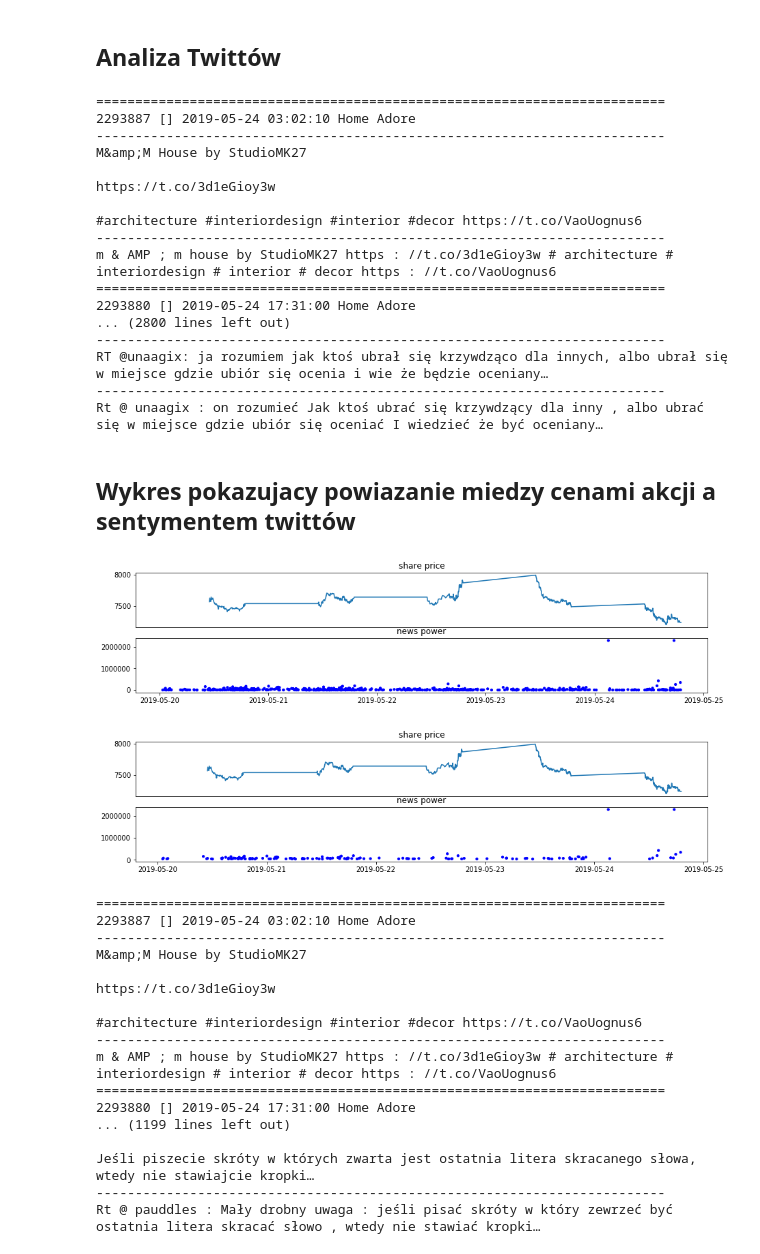
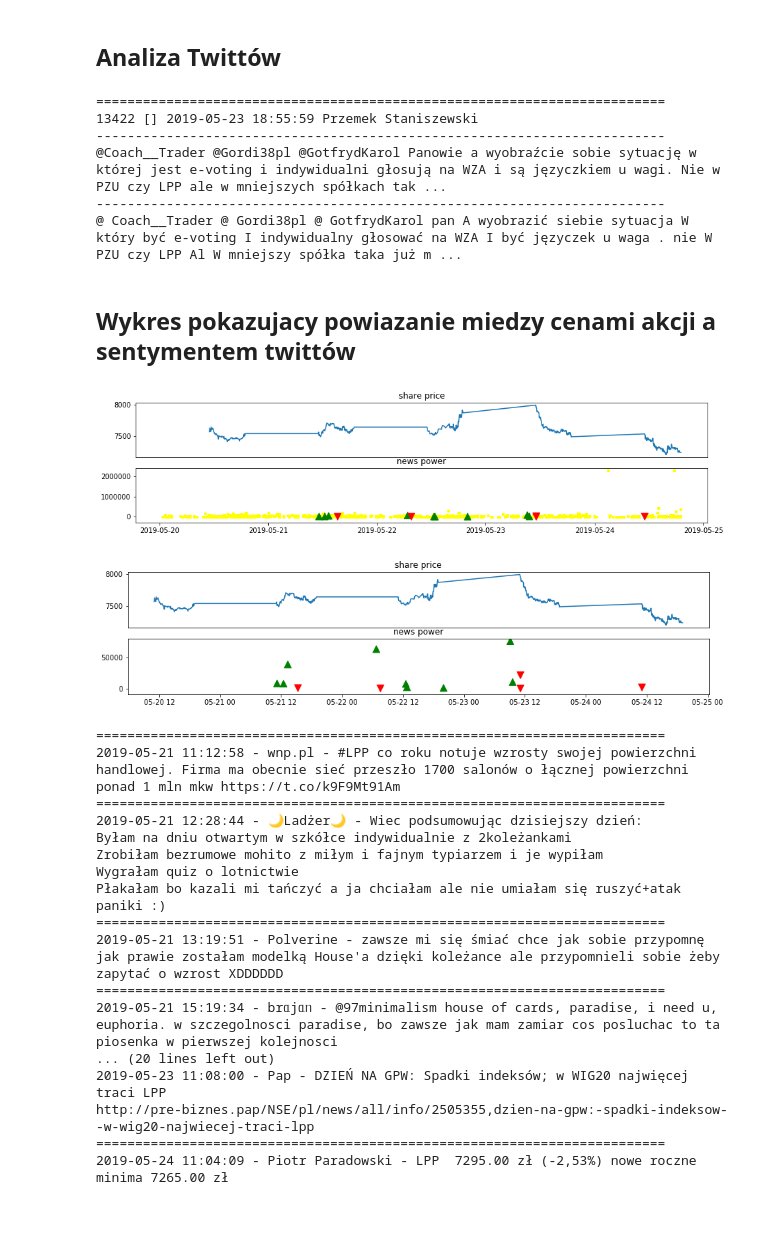
Before and after one commit to Toadstool/NewsIndicator, a Jupyter notebook: case_study_LPP.ipynb, the cells around one changed output. Drawn from its saved outputs; the diff is of its cells as text; code cells hidden in the pictures; blank space fills up the shorter version.

```diff
--- a/case_study_LPP.ipynb
+++ b/case_study_LPP.ipynb
@@ -19,15 +19,24 @@ twp= TwittProcessing()
 
 twp. KeyWords= {  'LPP':{
                     'search': ['LPP','Reserved', 'House', 'Cropp', 'Mohito'],
-                    'ignore':['sponsor'],
+                    'ignore':['interiordesign','Dr house','DeviantArt','house of Cards'],
                     'sentiment':{
-                        'kuluary':-1,
-                        'lepsza':1
+                        'tracić':-1,
+                        'zainwestować':1,
+                        'wzrost':1,
+                        'uruchomić':1,
+                        'otworzyć':1,
+                        'minima':-1,
+                        'leczyć':-1
                         }
                 }
                }
 
 twt =  twp.indicator('LPP','20190520','20190525')
+for t in twt:
+    if 'LPP' not in  t.text and t.sentiment==0:
+        t.ignore = True
+
 twt_f = list(filter(lambda x: not x.ignore and x.power>10000 and x.sentiment==0 ,twt))
 twt_f.sort(key=lambda x: x.power, reverse=True)
 for t in twt_f:
@@ -39,61 +48,50 @@ for t in twt_f:
     print(t.tokens)
 # %% [output]
 =========================================================================
-2293887 [] 2019-05-24 03:02:10 Home Adore
+13422 [] 2019-05-23 18:55:59 Przemek Staniszewski
 -------------------------------------------------------------------------
-M&amp;M House by StudioMK27
-
-https://t.co/3d1eGioy3w
-
-#architecture #interiordesign #interior #decor https://t.co/VaoUognus6
+@Coach__Trader @Gordi38pl @GotfrydKarol Panowie a wyobraźcie sobie sytuację w której jest e-voting i indywidualni głosują na WZA i są języczkiem u wagi. Nie w PZU czy LPP ale w mniejszych spółkach tak ...
 -------------------------------------------------------------------------
-m & AMP ; m house by StudioMK27 https : //t.co/3d1eGioy3w # architecture # interiordesign # interior # decor https : //t.co/VaoUognus6
-=========================================================================
-2293880 [] 2019-05-24 17:31:00 Home Adore
-... (2800 lines left out)
--------------------------------------------------------------------------
-RT @unaagix: ja rozumiem jak ktoś ubrał się krzywdząco dla innych, albo ubrał się w miejsce gdzie ubiór się ocenia i wie że będzie oceniany…
--------------------------------------------------------------------------
-Rt @ unaagix : on rozumieć Jak ktoś ubrać się krzywdzący dla inny , albo ubrać się w miejsce gdzie ubiór się oceniać I wiedzieć że być oceniany…
+@ Coach__Trader @ Gordi38pl @ GotfrydKarol pan A wyobrazić siebie sytuacja W który być e-voting I indywidualny głosować na WZA I być języczek u waga . nie W PZU czy LPP Al W mniejszy spółka taka już m ...
 # %% [markdown]
 Wykres pokazujacy powiazanie miedzy cenami akcji a sentymentem twittów
 ------------------------------------------------------------------------------------------------------------
 # %%
 import plot_helper
 import datetime
 
 twt_w = twt #list(filter(lambda x: not x.ignore and x.power>100000 and x.sentiment!=0 ,twt))
 plot_helper.plot2(data,twt_w)
 
 
-twt_w2 = list(filter(lambda x: x.power>40000 ,twt))
+twt_w2 = list(filter(lambda x: not x.ignore and x.sentiment!=0 ,twt))
 plot_helper.plot2(data,twt_w2)
 
-twt_w2.sort(key=lambda x: x.power, reverse=True)
+twt_w2.sort(key=lambda x: x.date)
 for t in twt_w2:
     print('=========================================================================')
-    print(str(t.power)+' '+ str(t.sentimentKeys) +' ' +str(t.date)+' ' +str(t.user))
-    print('-------------------------------------------------------------------------')
-    print(t.text)
-    print('-------------------------------------------------------------------------')
-    print(t.tokens)
+#   print(str(t.power)+' '+ str(t.sentimentKeys) +' ' +str(t.date)+' ' +str(t.user))
+#    print('-------------------------------------------------------------------------')
+    print(str(t.date)+' - '+ str(t.user) +' - '+t.text)
+#   print('-------------------------------------------------------------------------')
+#   print(t.tokens)
 # %% [output]
-[figure, old version]
+[figure, new version]
-[figure, old version]
+[figure, new version]
 =========================================================================
-2293887 [] 2019-05-24 03:02:10 Home Adore
--------------------------------------------------------------------------
-M&amp;M House by StudioMK27
-
-https://t.co/3d1eGioy3w
-
-#architecture #interiordesign #interior #decor https://t.co/VaoUognus6
--------------------------------------------------------------------------
-m & AMP ; m house by StudioMK27 https : //t.co/3d1eGioy3w # architecture # interiordesign # interior # decor https : //t.co/VaoUognus6
+2019-05-21 11:12:58 - wnp.pl - #LPP co roku notuje wzrosty swojej powierzchni handlowej. Firma ma obecnie sieć przeszło 1700 salonów o łącznej powierzchni ponad 1 mln mkw https://t.co/k9F9Mt91Am
 =========================================================================
-2293880 [] 2019-05-24 17:31:00 Home Adore
-... (1199 lines left out)
-
-Jeśli piszecie skróty w których zwarta jest ostatnia litera skracanego słowa, wtedy nie stawiajcie kropki…
--------------------------------------------------------------------------
-Rt @ pauddles : Mały drobny uwaga : jeśli pisać skróty w który zewrzeć być ostatnia litera skracać słowo , wtedy nie stawiać kropki…
+2019-05-21 12:28:44 - 🌙Ladżer🌙 - Wiec podsumowując dzisiejszy dzień:
+Byłam na dniu otwartym w szkółce indywidualnie z 2koleżankami
+Zrobiłam bezrumowe mohito z miłym i fajnym typiarzem i je wypiłam
+Wygrałam quiz o lotnictwie
+Płakałam bo kazali mi tańczyć a ja chciałam ale nie umiałam się ruszyć+atak paniki :)
+=========================================================================
+2019-05-21 13:19:51 - Polverine - zawsze mi się śmiać chce jak sobie przypomnę jak prawie zostałam modelką House'a dzięki koleżance ale przypomnieli sobie żeby zapytać o wzrost XDDDDDD
+=========================================================================
+2019-05-21 15:19:34 - brᥲjᥲᥒ - @97minimalism house of cards, paradise, i need u, euphoria. w szczegolnosci paradise, bo zawsze jak mam zamiar cos posluchac to ta piosenka w pierwszej kolejnosci
+... (20 lines left out)
+2019-05-23 11:08:00 - Pap - DZIEŃ NA GPW: Spadki indeksów; w WIG20 najwięcej traci LPP
+http://pre-biznes.pap/NSE/pl/news/all/info/2505355,dzien-na-gpw:-spadki-indeksow--w-wig20-najwiecej-traci-lpp
+=========================================================================
+2019-05-24 11:04:09 - Piotr Paradowski - LPP  7295.00 zł (-2,53%) nowe roczne minima 7265.00 zł
```
Also changed, not shown: 3 other files.
